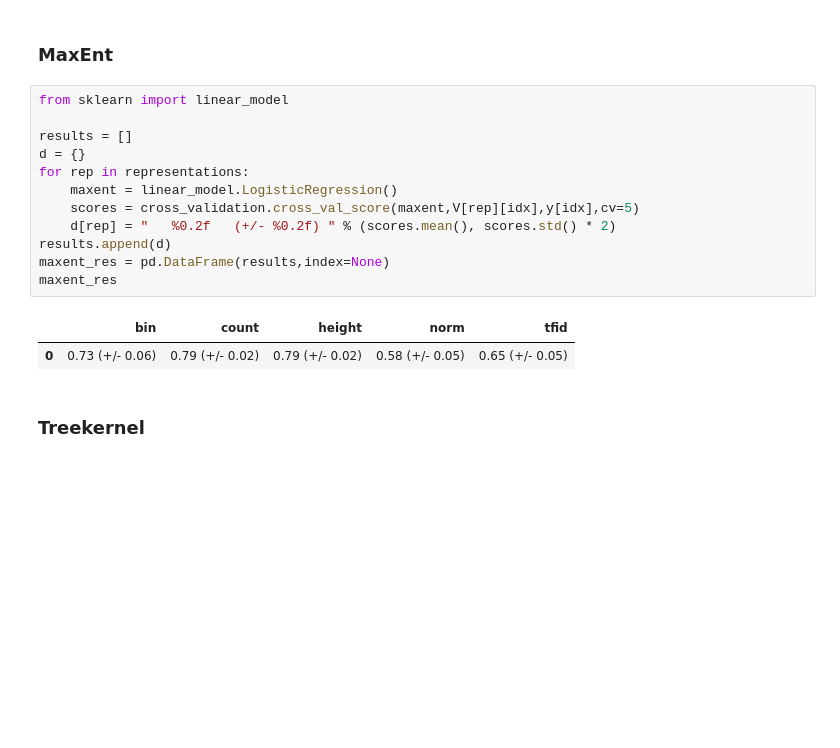
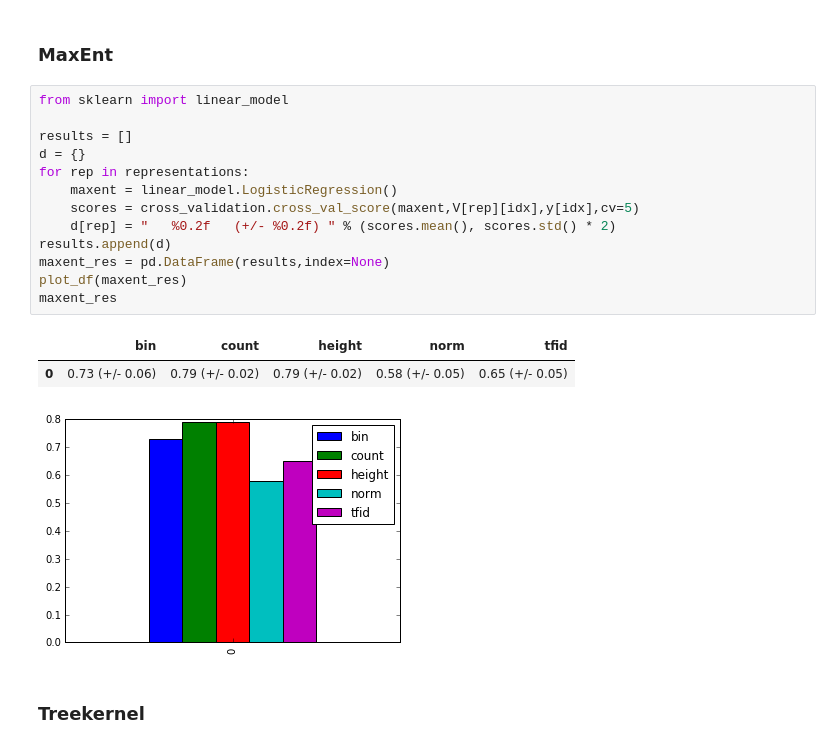
Before and after one commit to emited/discourseAnalysis, a Jupyter notebook: code/experiments.ipynb, the cells around one changed output. Drawn from its saved outputs; the diff is of its cells as text; blank space fills up the shorter version.

```diff
--- a/code/experiments.ipynb
+++ b/code/experiments.ipynb
@@ -93,18 +105,20 @@ knn_res
 # %%
 from sklearn import linear_model
 
 results = []
 d = {}
 for rep in representations:
     maxent = linear_model.LogisticRegression()
     scores = cross_validation.cross_val_score(maxent,V[rep][idx],y[idx],cv=5)
     d[rep] = "   %0.2f   (+/- %0.2f) " % (scores.mean(), scores.std() * 2)
 results.append(d)
 maxent_res = pd.DataFrame(results,index=None)
+plot_df(maxent_res)
 maxent_res
 # %% [output]
 |  | bin | count | height | norm | tfid |
 | 0 | 0.73 (+/- 0.06) | 0.79 (+/- 0.02) | 0.79 (+/- 0.02) | 0.58 (+/- 0.05) | 0.65 (+/- 0.05) |
+[figure, added]
 # %% [markdown]
 ### Treekernel
 # %%
```
Also changed, not shown: parts of 7 cells of this notebook.
